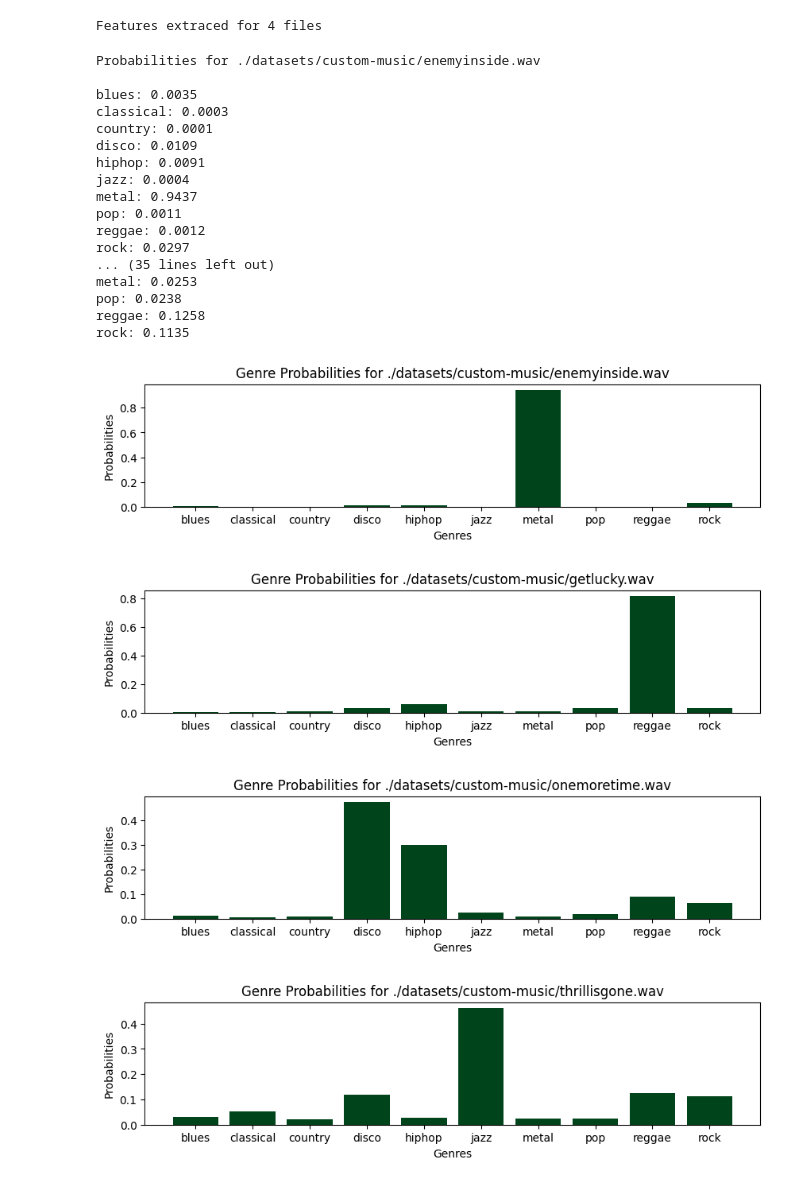
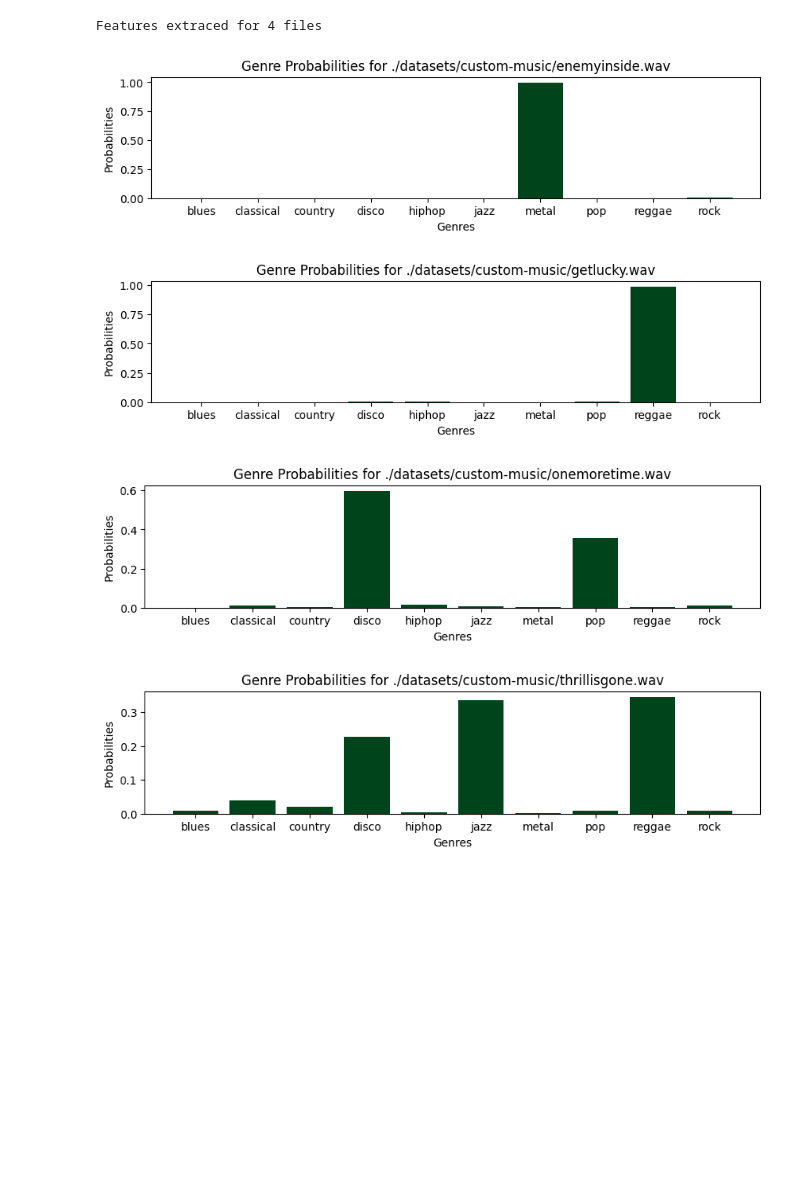
Before and after one commit to rabbittheory/MusicGenreClassification, a Jupyter notebook: Music Genre Classification.ipynb, the cells around one changed output. Saved outputs shown, nothing was run; the diff lists cells and outputs as text; code cells hidden in the pictures; blank space fills up the shorter version.

```diff
--- a/Music Genre Classification.ipynb
+++ b/Music Genre Classification.ipynb
@@ -78,7 +78,7 @@ train_loader = DataLoader(train_dataset, batch_size=64, shuffle=True)
 test_loader = DataLoader(test_dataset, batch_size=64, shuffle=False)
 # %%
 # Define the model
-dropout=0.3
+dropout=0.2
 class MusicGenreClassifier(nn.Module):
     def __init__(self, input_size, num_classes):
         super(MusicGenreClassifier, self).__init__()
@@ -125,7 +125,7 @@ model = MusicGenreClassifier(input_size, num_classes)
 
 criterion = nn.CrossEntropyLoss()
 optimizer = optim.Adam(model.parameters(), lr=0.001)
-num_epochs = 30
+num_epochs = 80
 train_losses = []
 
 for epoch in range(num_epochs):
@@ -295,54 +295,34 @@ new_data_tensor = torch.tensor(test_features_np_optimised, dtype=torch.float32)
 # %%
 new_data_loader = DataLoader(new_data_tensor, batch_size=32, shuffle=False)
 #Don't really need batches for this but let's keep it consistent
 model.eval()
 probabilities = []
 
 with torch.no_grad():
     for inputs in new_data_loader:
-        # Forward pass
         outputs = model(inputs)
         probabilities_batch = torch.softmax(outputs, dim=1)
-        # Convert probabilities to numpy array
         probabilities_batch = probabilities_batch.numpy()
-        # Append probabilities_batch to probabilities
         probabilities.append(probabilities_batch)
 
 decoded_labels=label_encoder.inverse_transform(np.arange(10))
 #Print probabilities and label encods
 for batch_probs in probabilities:
     for j,probs in enumerate(batch_probs):
         #Uncomment this if you need to see the actual values but graph is more than enough at this stage
-
+        '''
         print("\nProbabilities for",audio_files[j],'\n')
         for i, prob in enumerate(probs):
             print(f"{decoded_labels[i]}: {prob:.4f}")
-
+        '''
         plt.figure(figsize=(10, 2))
         plt.bar(list(decoded_labels), list(probs), color=plt.cm.Greens(1.0))
         # Add title and labels
         plt.title(f'Genre Probabilities for {audio_files[j]}')
         plt.xlabel('Genres')
         plt.ylabel('Probabilities')
 # %% [output]
-Probabilities for ./datasets/custom-music/enemyinside.wav
-
-blues: 0.0035
-classical: 0.0003
-country: 0.0001
-disco: 0.0109
-hiphop: 0.0091
-jazz: 0.0004
-metal: 0.9437
-pop: 0.0011
-reggae: 0.0012
-rock: 0.0297
-... (35 lines left out)
-metal: 0.0253
-pop: 0.0238
-reggae: 0.1258
-rock: 0.1135
-[figure, old version]
+[figure, new version]
-[figure, old version]
+[figure, new version]
-[figure, old version]
+[figure, new version]
-[figure, old version]
+[figure, new version]
```
Also changed, not shown: parts of 4 cells of this notebook, 1 other file.
